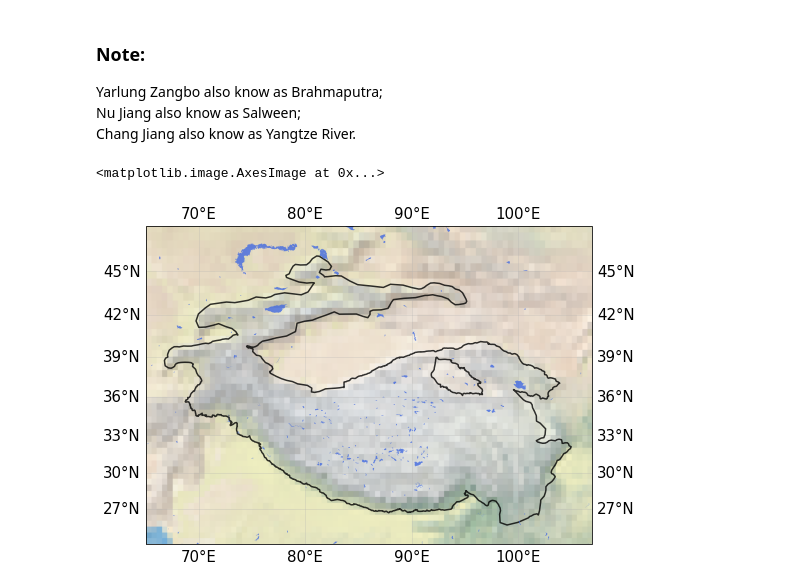
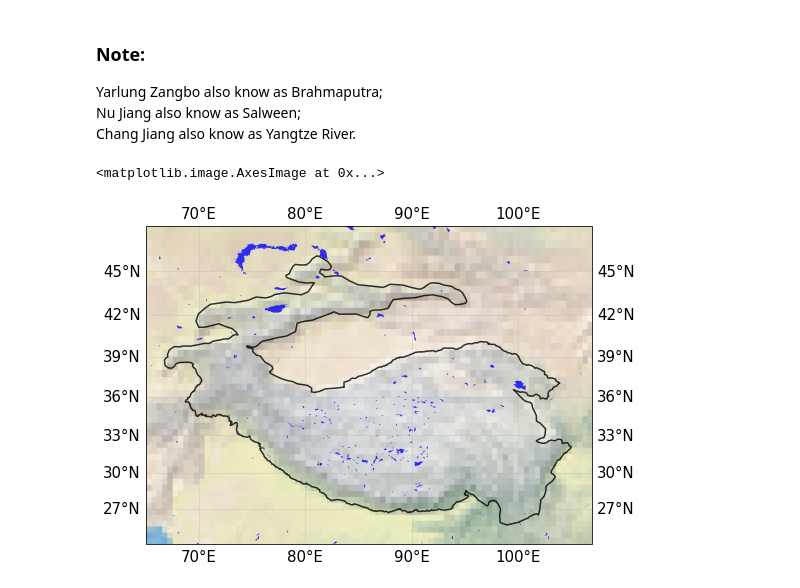
Before and after one commit to xinluo2018/HMA-GIS-Data, a Jupyter notebook: visual/visual_lake.ipynb, the cells around one changed output. Cells and saved outputs as stored; diff of their text form; code cells hidden in the pictures.

```diff
--- a/visual/visual_lake.ipynb
+++ b/visual/visual_lake.ipynb
@@ -18,3 +11,9 @@ path_lakes_global = 'lakes/GLWD_L1.gpkg'
+# %%
+path_hma = 'extents/HMA/hma_bolch2019_fill.gpkg'
+# path_hma = 'extents/HMA/hma_brun2017.gpkg'
+# path_hma = 'extents/HMA/hma(Pan_TPlateau)_liu2022.gpkg'
+path_lakes_global = 'lakes/GLWD_L1.gpkg'
+path_lakes_tibet = 'lakes/lakes_main_tibet.gpkg'
 # %% [markdown]
 ### Note:
 Yarlung Zangbo also know as Brahmaputra;
@@ -23,19 +22,19 @@ Chang Jiang also know as Yangtze River.
 # %%
 plt.rcParams.update({'font.size':15})
 fig = plt.figure(figsize=(8,8))
 ax = fig.add_subplot(1,1,1,projection=ccrs.Mercator())
 ax.set_extent([65.0, 107.0, 24.0, 46.0])
 ax.gridlines(draw_labels=True, linewidth=0.5, alpha=0.5, zorder=1)
-fea_hma_holch2019 = cfeature.ShapelyFeature(Reader(path_hma_holch2019).geometries(),\
+fea_hma = cfeature.ShapelyFeature(Reader(path_hma).geometries(),\
                             crs=ccrs.PlateCarree(), edgecolor='Black', alpha=0.8,\
                             linestyle='-', linewidth=1.5, facecolor='none')
 fea_lakes_global = cfeature.ShapelyFeature(Reader(path_lakes_global).geometries(),\
                             crs=ccrs.PlateCarree(), edgecolor='none', alpha=0.8,\
-                            linestyle='-', linewidth=0, facecolor='RoyalBlue')
+                            linestyle='-', linewidth=0, facecolor='Blue')
 
-ax.add_feature(fea_hma_holch2019, zorder=2)
+ax.add_feature(fea_hma, zorder=2)
 ax.add_feature(fea_lakes_global, zorder=2)
 ax.stock_img()
 # %% [output]
 <matplotlib.image.AxesImage at 0x...>
-[figure, old version]
+[figure, new version]
```
Also changed, not shown: parts of 2 cells of this notebook, 21 other files.
